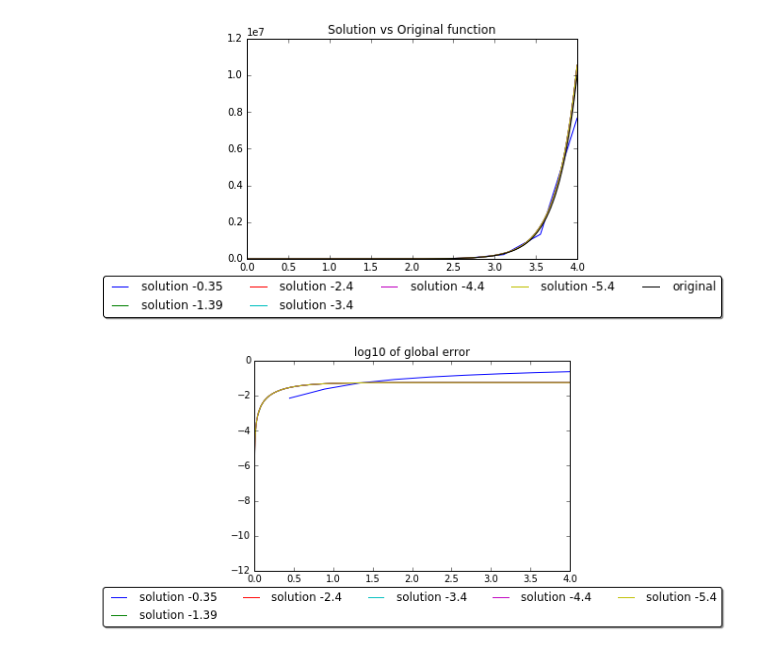
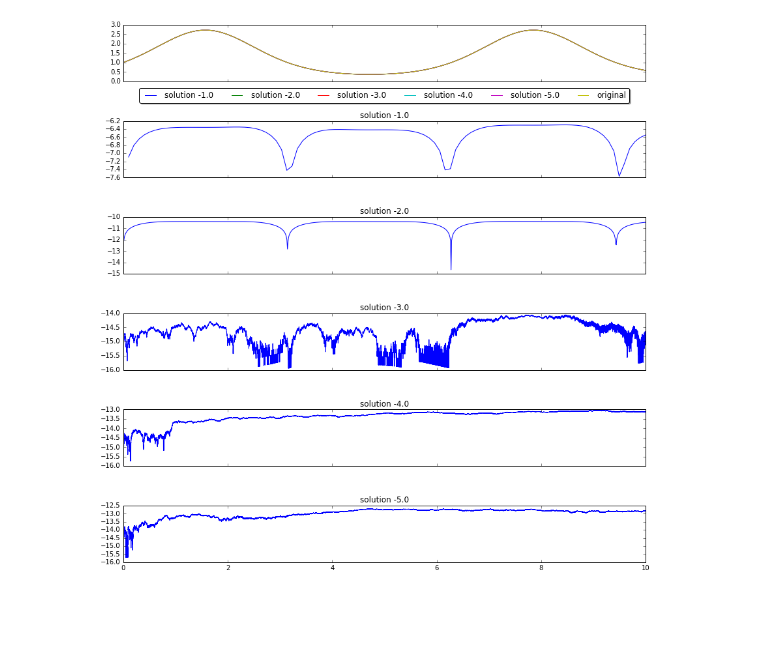
Before and after one commit to scoiatael/MZP, a Jupyter notebook: Lista4.ipynb, the cells around one changed output. Drawn from its saved outputs; the diff is of its cells as text; code cells hidden in the pictures; blank space fills up the shorter version.

Commit message:
plots showing function accuracy

```diff
--- a/Lista4.ipynb
+++ b/Lista4.ipynb
@@ -11,16 +18,10 @@ def f(t, y):
 # %%
 def F(y):
-    return 1.125 * np.exp(4*y) + y/2. - 1/8
+    return np.exp(np.sin(y))
 # %%
 X0 = 0
 F0 = 1
-XF = 4
+XF = 10
-# %%
-def plot(Ys, Xs, **kwargs):
-    try:
-        plt.plot(Xs, Ys, **kwargs)
-    except ValueError:
-        print("Ys.shape = ", Ys.shape, "; Xs.shape = ", Xs.shape)
 # %%
 def simple_euler(g = f, G = F, G0 = F0, Xs = np.linspace(X0, XF)):
     X0 = Xs[0]
@@ -33,25 +34,22 @@ def simple_euler(g = f, G = F, G0 = F0, Xs = np.linspace(X0, XF)):
     return Ys
 # %%
 def plot_results_for(M, with_n = [1e2]):
-    for n in with_n:
+    _, plots = plt.subplots(len(with_n)+1, sharex=True)
+    for plot, n in zip(plots[1:], with_n):
         Xs = np.linspace(X0, XF, n)
         h = round(np.log10(abs(Xs[1] - Xs[0])), 2)
         TS = F(Xs)
         S = M(Xs = Xs)
-        plt.figure(1)
-        plot(S, Xs, label = 'solution ' + str(h))
-        plt.figure(2)
+        label = 'solution ' + str(h)
+        plots[0].plot(Xs, S, label=label)
+        plot.set_title(label)
         errs = np.absolute(S - TS)/TS
-        plot(np.log10(errs[1:]), Xs = Xs[1:], label = 'solution ' + str(h))
-    plt.figure(1)
-    plot(TS, Xs, label = 'original')
-    plt.title("Solution vs Original function")
-    plt.legend(loc='upper center', bbox_to_anchor=(0.5, -0.05),
-          fancybox=True, shadow=True, ncol=5)
-    plt.figure(2)
-    plt.title("log10 of global error")
-    plt.legend(loc='upper center', bbox_to_anchor=(0.5, -0.05),
-          fancybox=True, shadow=True, ncol=5)
+        plot.plot(Xs[1:], np.log10(errs[1:]))
+    plots[0].plot(Xs, TS, label='original')
+    plots[0].legend(loc='upper center', bbox_to_anchor=(0.5, -0.05),
+          fancybox=True, shadow=True, ncol=6)
+    plt.tight_layout()
+    plt.subplots_adjust(hspace=0.7)
 # %%
 plot_results_for(simple_euler, with_n = [1e2, 1e3, 1e4, 1e5, 1e6])
 # %% [output]
@@ -187,7 +149,6 @@ def runge_kutta(g = f, G = F, G0 = F0, Xs = np.linspace(X0, XF)):
         Ys[i+1] = Ys[i] + 1./6 * k1 + 2./6 * k2 + 2./6 * k3 + 1./6 * k4
     return Ys
 # %%
-plot_results_for(runge_kutta, with_n = [1e1, 1e2, 1e3, 1e4, 1e5, 1e6])
+plot_results_for(runge_kutta, with_n = [1e2, 1e3, 1e4, 1e5, 1e6])
 # %% [output]
-[figure, old version]
+[figure, new version]
-[figure, removed]
```
Also changed, not shown: parts of 13 cells of this notebook.
